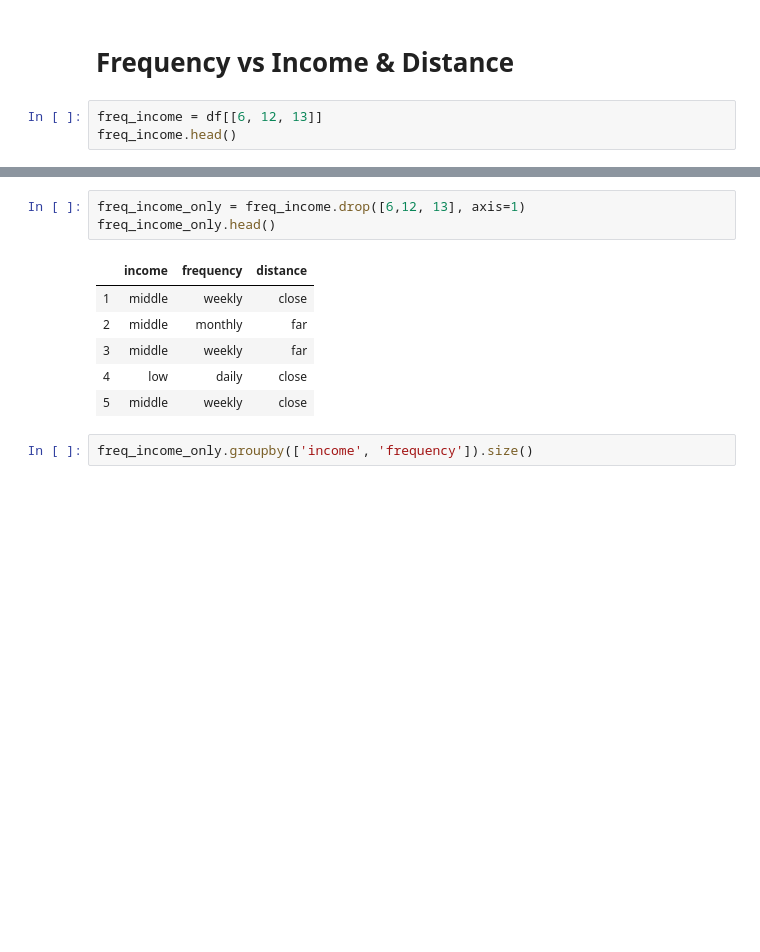
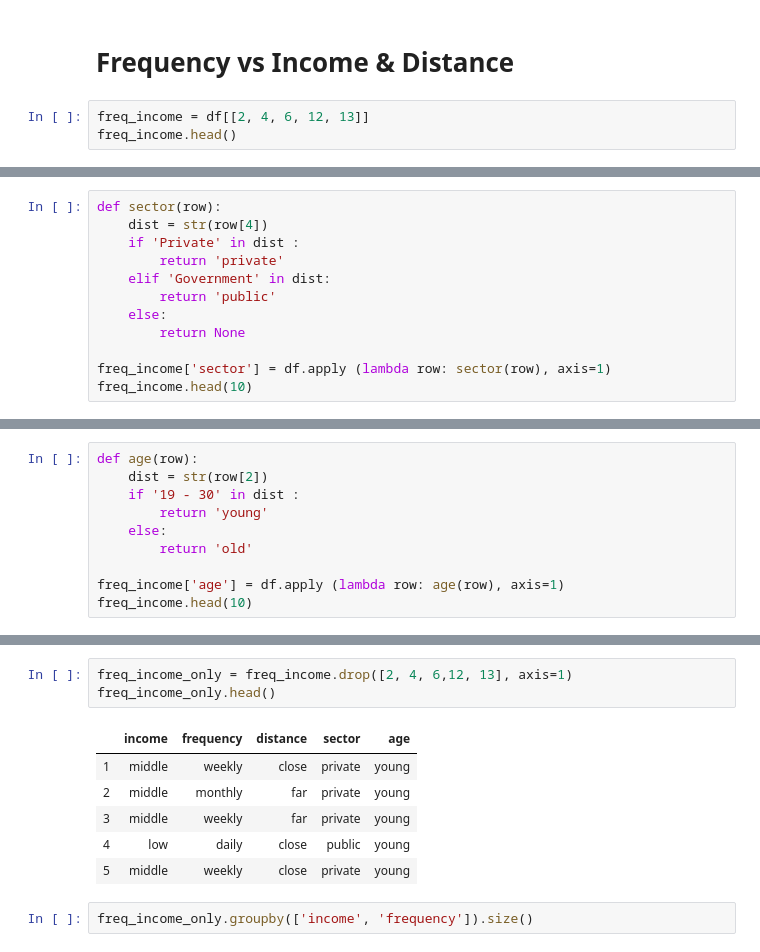
Before and after one commit to CodeProcessor/CS5651-Statistical-Inference-Project, a Jupyter notebook: src/visualization.ipynb, the cells around one changed output, grey strips where cells are left out. Cells and saved outputs as stored; diff of their text form; blank space fills up the shorter version.

```diff
--- a/src/visualization.ipynb
+++ b/src/visualization.ipynb
@@ -239,6 +239,6 @@ Mean : 4.102564102564102 STD: 1.051125691936904 N : 39
 # %% [markdown]
 # Frequency vs Income & Distance
 # %%
-freq_income = df[[6, 12, 13]]
+freq_income = df[[2, 4, 6, 12, 13]]
 freq_income.head()
 # %% [output]
@@ -339,0 +340,12 @@ See the caveats in the documentation: http://pandas.pydata.org/pandas-docs/stabl
+# %%
+def sector(row):
+    dist = str(row[4])
+    if 'Private' in dist :
+        return 'private'
+    elif 'Government' in dist:
+        return 'public'
+    else:
+        return None
+
+freq_income['sector'] = df.apply (lambda row: sector(row), axis=1)
+freq_income.head(10)
@@ -339,0 +369,10 @@ See the caveats in the documentation: http://pandas.pydata.org/pandas-docs/stabl
+# %%
+def age(row):
+    dist = str(row[2])
+    if '19 - 30' in dist :
+        return 'young'
+    else:
+        return 'old'
+
+freq_income['age'] = df.apply (lambda row: age(row), axis=1)
+freq_income.head(10)
@@ -340,13 +395,13 @@ See the caveats in the documentation: http://pandas.pydata.org/pandas-docs/stabl
 # %%
-freq_income_only = freq_income.drop([6,12, 13], axis=1)
+freq_income_only = freq_income.drop([2, 4, 6,12, 13], axis=1)
 freq_income_only.head()
 # %% [output]
-|  | income | frequency | distance |
-| 1 | middle | weekly | close |
-| 2 | middle | monthly | far |
-| 3 | middle | weekly | far |
-| 4 | low | daily | close |
-| 5 | middle | weekly | close |
+|  | income | frequency | distance | sector | age |
+| 1 | middle | weekly | close | private | young |
+| 2 | middle | monthly | far | private | young |
+| 3 | middle | weekly | far | private | young |
+| 4 | low | daily | close | public | young |
+| 5 | middle | weekly | close | private | young |
 # %%
 freq_income_only.groupby(['income', 'frequency']).size()
 # %% [output]
```
Also changed, not shown: parts of 15 cells of this notebook, 1 other file.
